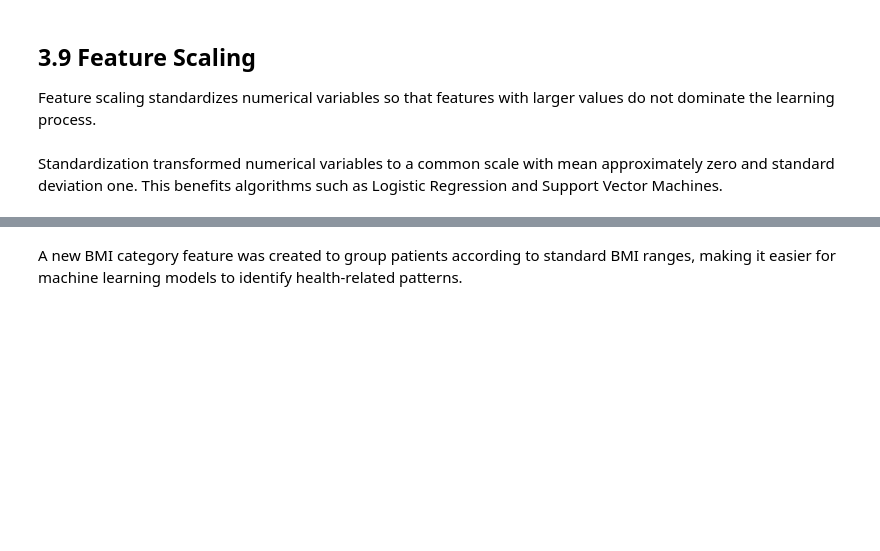
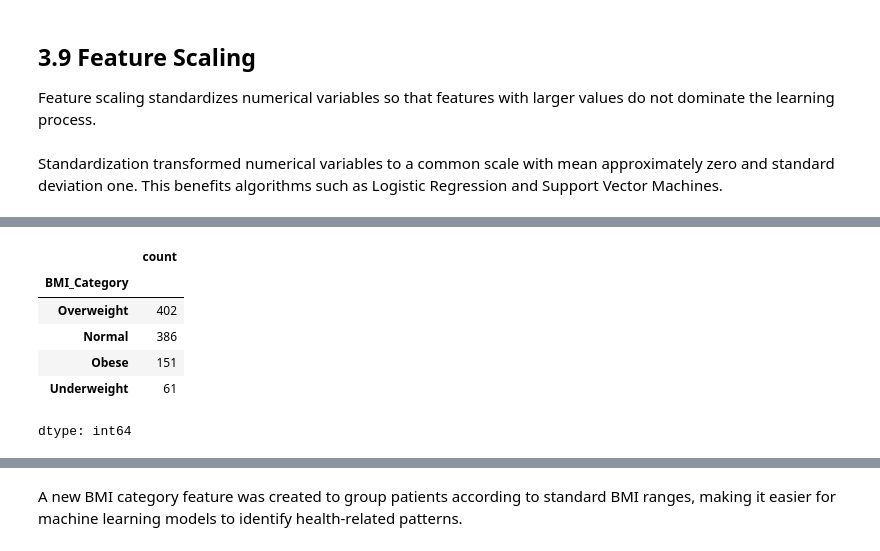
Before and after one commit to ThilaniDilmani/SmartCare-Hospital-AI, a Jupyter notebook: notebooks/task_03_and_04.ipynb, the cells around one changed output, grey strips where cells are left out. Drawn from its saved outputs; the diff is of its cells as text; code cells hidden in the pictures; blank space fills up the shorter version.

```diff
--- a/notebooks/task_03_and_04.ipynb
+++ b/notebooks/task_03_and_04.ipynb
@@ -318,0 +341,11 @@ Input features and the target variable were separated before model training.
+# %%
+## Check BMI Category
+df["BMI_Category"].value_counts()
+# %% [output]
+|  | count |
+| BMI_Category |  |
+| Overweight | 402 |
+| Normal | 386 |
+| Obese | 151 |
+| Underweight | 61 |
+dtype: int64
```
Also changed, not shown: parts of 14 cells of this notebook.
